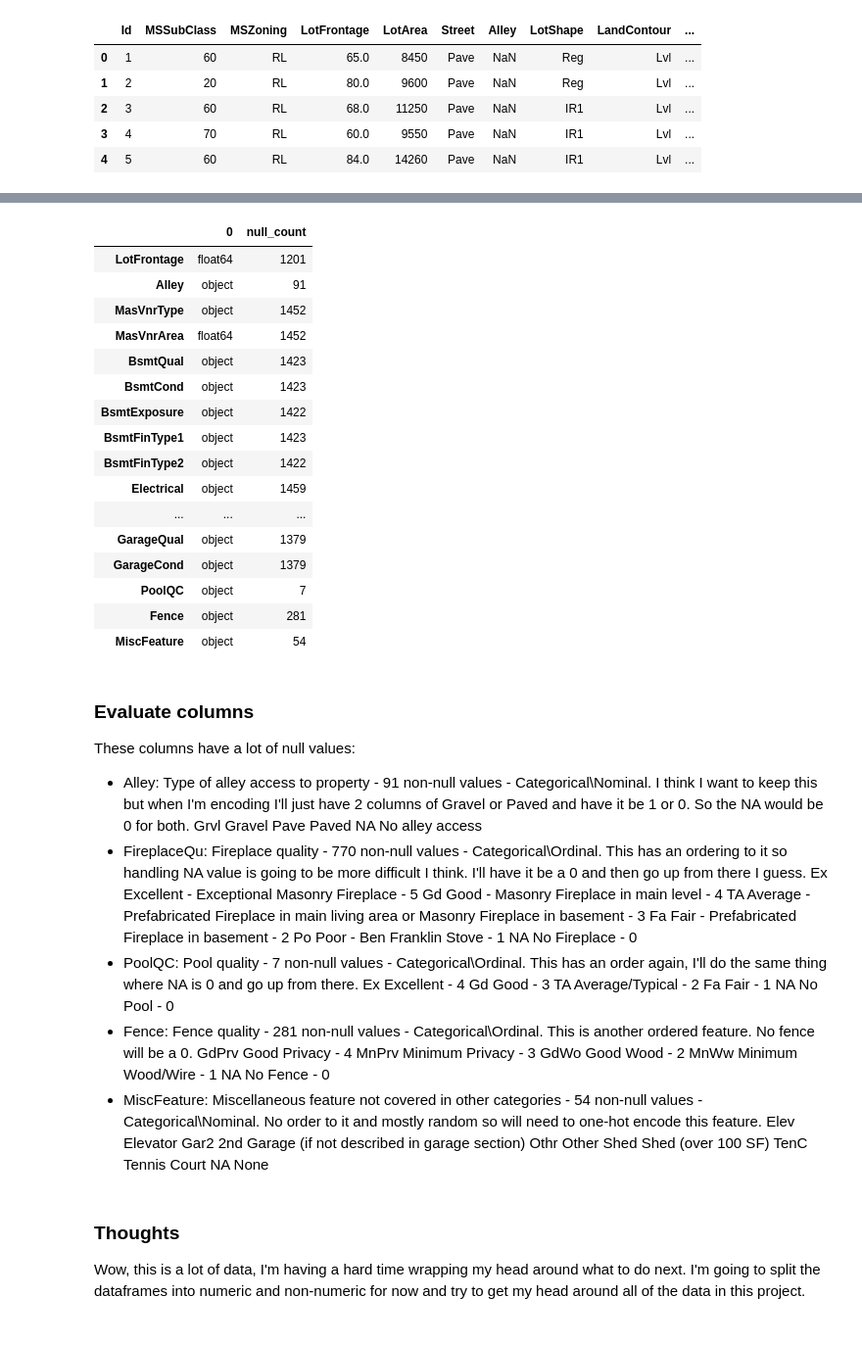
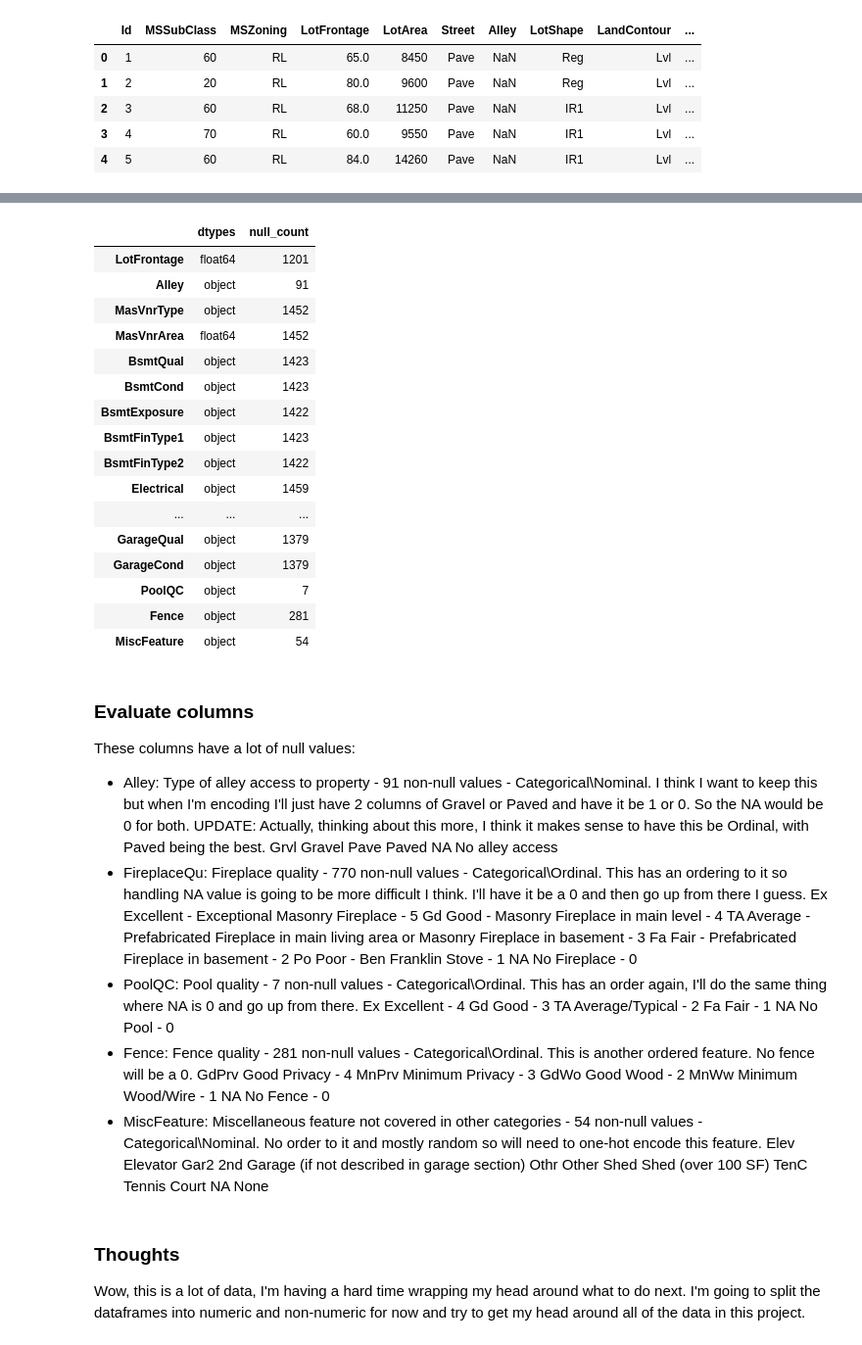
Before and after one commit to Codeman27Org/house_prices, a Jupyter notebook: house_prices.ipynb, the cells around one changed output, grey strips where cells are left out. Shown at 98% size. Drawn from its saved outputs; the diff is of its cells as text; code cells hidden in the pictures.

```diff
--- a/house_prices.ipynb
+++ b/house_prices.ipynb
@@ -41,12 +41,12 @@ df.describe()
 | 75% | 1095.250000 | 70.000000 | 80.000000 | 11601.500000 | 7.000000 | 6.000000 | 2000.000000 | 2004.000000 | ... |
 | max | 1460.000000 | 190.000000 | 313.000000 | 215245.000000 | 10.000000 | 9.000000 | 2010.000000 | 2010.000000 | ... |
 # %%
-df_info = pd.DataFrame(df.dtypes)
+df_info = pd.DataFrame(df.dtypes, columns=['dtypes'])
 df_info['null_count'] = df.count()
 df_nulls = df_info[df_info['null_count'] < 1460]
 df_nulls
 # %% [output]
-|  | 0 | null_count |
+|  | dtypes | null_count |
 | LotFrontage | float64 | 1201 |
 | Alley | object | 91 |
 | MasVnrType | object | 1452 |
@@ -67,7 +67,7 @@ df_nulls
 ### Evaluate columns
 These columns have a lot of null values:
 
-- Alley: Type of alley access to property - 91 non-null values - Categorical\Nominal. I think I want to keep this but when I'm encoding I'll just have 2 columns of Gravel or Paved and have it be 1 or 0. So the NA would be 0 for both.
+- Alley: Type of alley access to property - 91 non-null values - Categorical\Nominal. I think I want to keep this but when I'm encoding I'll just have 2 columns of Gravel or Paved and have it be 1 or 0. So the NA would be 0 for both. UPDATE: Actually, thinking about this more, I think it makes sense to have this be Ordinal, with Paved being the best.
        Grvl    Gravel
        Pave    Paved
        NA     No alley access
```
Also changed, not shown: parts of 1 cell of this notebook.
